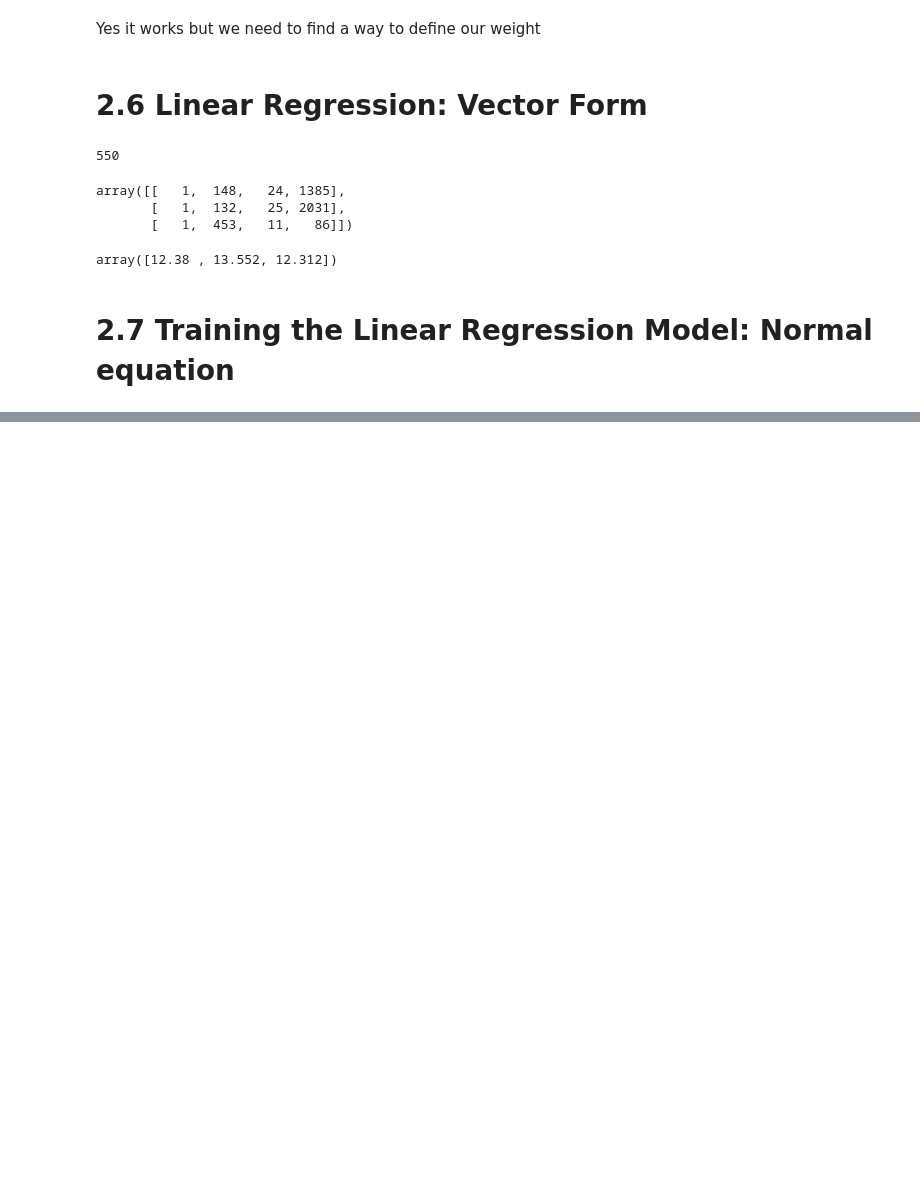
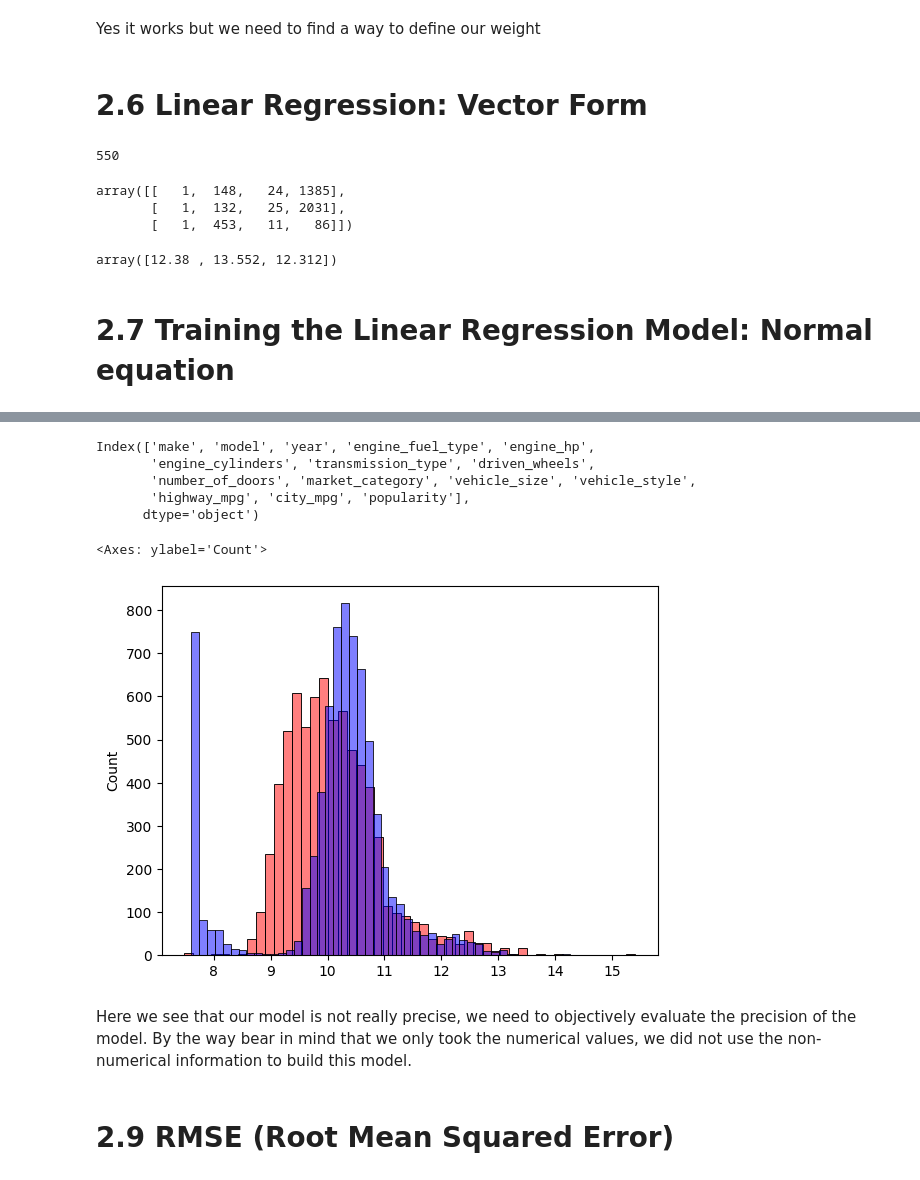
Before and after one commit to koladot/ml-zoomcamp-homework, a Jupyter notebook: 02 - ML Regression/02_Course_Tryouts.ipynb, the cells around one changed output, grey strips where cells are left out. Saved outputs shown, nothing was run; the diff lists cells and outputs as text; code cells hidden in the pictures; blank space fills up the shorter version.

```diff
--- a/02 - ML Regression/02_Course_Tryouts.ipynb
+++ b/02 - ML Regression/02_Course_Tryouts.ipynb
@@ -423,0 +475,9 @@ array([12.38 , 13.552, 12.312])
+# %%
+# Create a random y Vector
+
+y = [10000, 20000, 15000, 20050, 10000, 20000, 15000, 25000, 12000]
+# %%
+# Run the maths to compute the weights
+XTX = X.T.dot(X)
+XTX_inv = np.linalg.inv(XTX)
+w_full = XTX_inv.dot(X.T).dot(y)
@@ -423,0 +493,15 @@ array([12.38 , 13.552, 12.312])
+# %%
+# insert all of it into one function
+
+def train_linear_regression(X, y):
+    # Create and Add the ones to the X matrix
+    ones = np.ones(X.shape[0])
+    X = np.column_stack([ones, X])
+
+    # Run the maths to compute the weights
+    XTX = X.T.dot(X)
+    XTX_inv = np.linalg.inv(XTX)
+    w_full = XTX_inv.dot(X.T).dot(y)
+
+    # Return the Weights
+    return w_full[0], w_full[1:]
@@ -423,0 +531,34 @@ array([12.38 , 13.552, 12.312])
+# %%
+# Get the name of the columns
+df_train.columns
+# %% [output]
+Index(['make', 'model', 'year', 'engine_fuel_type', 'engine_hp',
+       'engine_cylinders', 'transmission_type', 'driven_wheels',
+       'number_of_doors', 'market_category', 'vehicle_size', 'vehicle_style',
+       'highway_mpg', 'city_mpg', 'popularity'],
+      dtype='object')
+# %%
+# Take a subset of the training data set, using the following columns: (see below)
+base = ['engine_hp', 'engine_cylinders', 'highway_mpg',
+        'city_mpg', 'popularity']
+
+# Create the subset AND fill the missing values with 0 (not always the best choice)
+X_train = df_train[base].fillna(0).values
+
+# Get the weights
+w0, w = train_linear_regression(X_train, y_train)
+
+# Check the output values
+y_pred = w0 + X_train.dot(w)
+# %%
+# Display data
+
+sns.histplot(y_pred,color ='red', alpha = 0.5, bins= 50)
+sns.histplot(y_train,color ='blue', alpha = 0.5, bins= 50)
+# %% [output]
+<Axes: ylabel='Count'>
+[figure, added]
+# %% [markdown]
+Here we see that our model is not really precise, we need to objectively evaluate the precision of the model. By the way bear in mind that we only took the numerical values, we did not use the non-numerical information to build this model.
+# %% [markdown]
+# 2.9 RMSE (Root Mean Squared Error)
```
Also changed, not shown: parts of 11 cells of this notebook, 2 other files.
